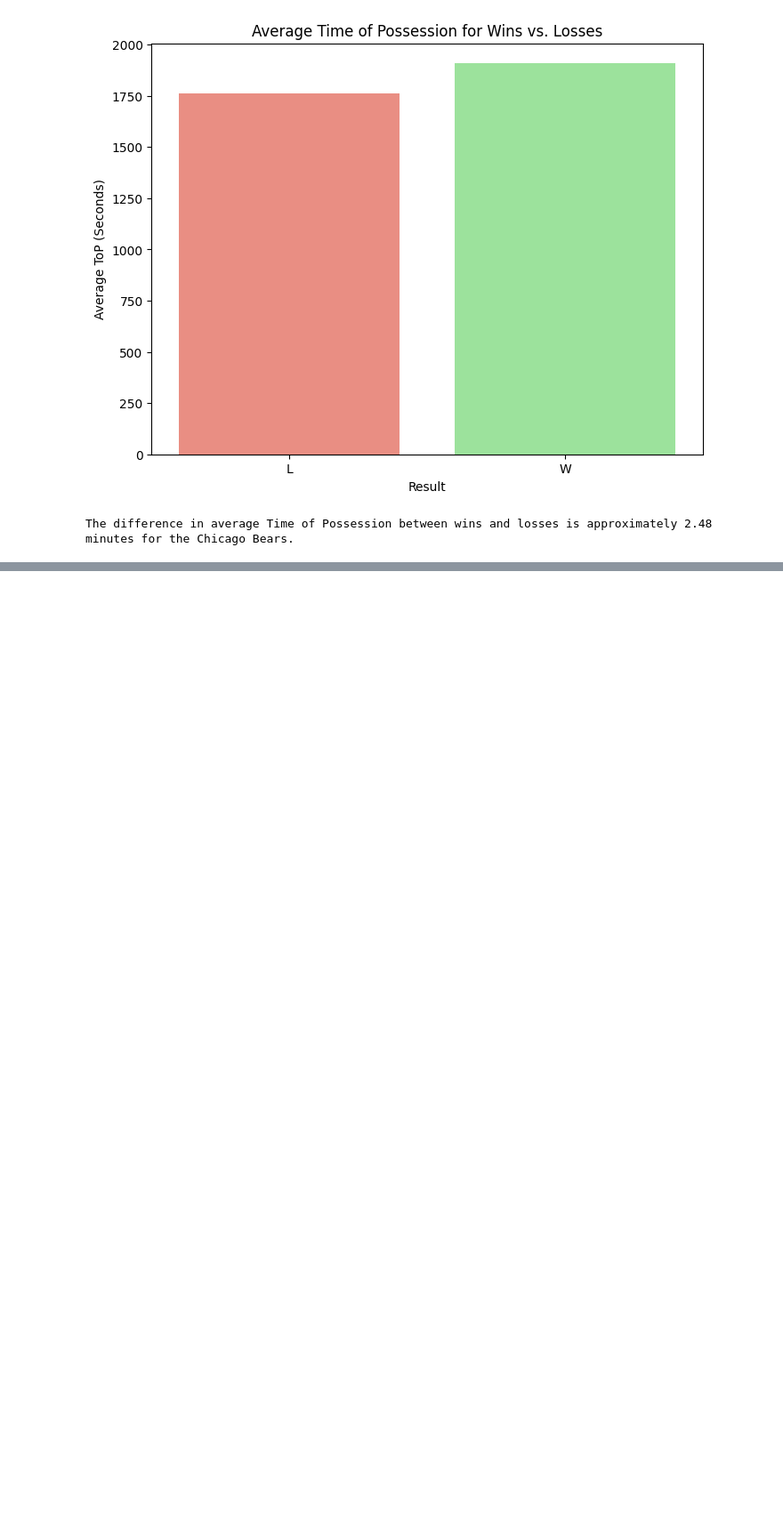
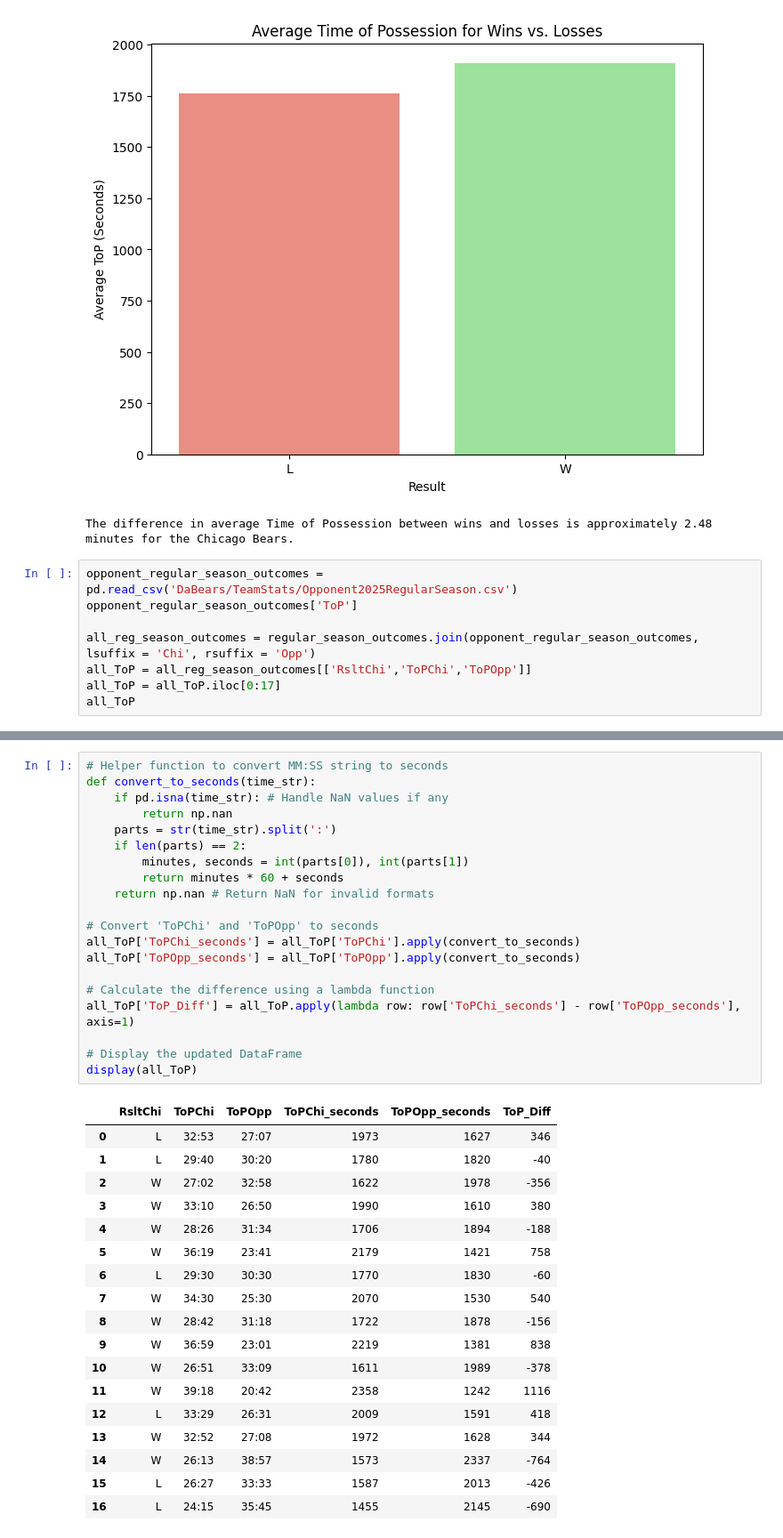
Before and after one commit to patelshri308-commits/DaBears, a Jupyter notebook: cb2025.ipynb, the cells around one changed output, grey strips where cells are left out. Shown at 89% size. Drawn from its saved outputs; the diff is of its cells as text; blank space fills up the shorter version.

Commit message:
Tried to use time of possession to justify a bear's win.

```diff
--- a/cb2025.ipynb
+++ b/cb2025.ipynb
@@ -41,3 +51,11 @@ Passing `palette` without assigning `hue` is deprecated and will be removed in v
   sns.barplot(x='Rslt', y='ToP_seconds', data=average_top_by_result, palette={'L': 'salmon', 'W': 'lightgreen'})
 [figure]
 The difference in average Time of Possession between wins and losses is approximately 2.48 minutes for the Chicago Bears.
+# %%
+opponent_regular_season_outcomes = pd.read_csv('DaBears/TeamStats/Opponent2025RegularSeason.csv')
+opponent_regular_season_outcomes['ToP']
+
+all_reg_season_outcomes = regular_season_outcomes.join(opponent_regular_season_outcomes, lsuffix = 'Chi', rsuffix = 'Opp')
+all_ToP = all_reg_season_outcomes[['RsltChi','ToPChi','ToPOpp']]
+all_ToP = all_ToP.iloc[0:17]
+all_ToP
@@ -43,0 +81,39 @@ The difference in average Time of Possession between wins and losses is approxim
+# %%
+# Helper function to convert MM:SS string to seconds
+def convert_to_seconds(time_str):
+    if pd.isna(time_str): # Handle NaN values if any
+        return np.nan
+    parts = str(time_str).split(':')
+    if len(parts) == 2:
+        minutes, seconds = int(parts[0]), int(parts[1])
+        return minutes * 60 + seconds
+    return np.nan # Return NaN for invalid formats
+
+# Convert 'ToPChi' and 'ToPOpp' to seconds
+all_ToP['ToPChi_seconds'] = all_ToP['ToPChi'].apply(convert_to_seconds)
+all_ToP['ToPOpp_seconds'] = all_ToP['ToPOpp'].apply(convert_to_seconds)
+
+# Calculate the difference using a lambda function
+all_ToP['ToP_Diff'] = all_ToP.apply(lambda row: row['ToPChi_seconds'] - row['ToPOpp_seconds'], axis=1)
+
+# Display the updated DataFrame
+display(all_ToP)
+# %% [output]
+|  | RsltChi | ToPChi | ToPOpp | ToPChi_seconds | ToPOpp_seconds | ToP_Diff |
+| 0 | L | 32:53 | 27:07 | 1973 | 1627 | 346 |
+| 1 | L | 29:40 | 30:20 | 1780 | 1820 | -40 |
+| 2 | W | 27:02 | 32:58 | 1622 | 1978 | -356 |
+| 3 | W | 33:10 | 26:50 | 1990 | 1610 | 380 |
+| 4 | W | 28:26 | 31:34 | 1706 | 1894 | -188 |
+| 5 | W | 36:19 | 23:41 | 2179 | 1421 | 758 |
+| 6 | L | 29:30 | 30:30 | 1770 | 1830 | -60 |
+| 7 | W | 34:30 | 25:30 | 2070 | 1530 | 540 |
+| 8 | W | 28:42 | 31:18 | 1722 | 1878 | -156 |
+| 9 | W | 36:59 | 23:01 | 2219 | 1381 | 838 |
+| 10 | W | 26:51 | 33:09 | 1611 | 1989 | -378 |
+| 11 | W | 39:18 | 20:42 | 2358 | 1242 | 1116 |
+| 12 | L | 33:29 | 26:31 | 2009 | 1591 | 418 |
+| 13 | W | 32:52 | 27:08 | 1972 | 1628 | 344 |
+| 14 | W | 26:13 | 38:57 | 1573 | 2337 | -764 |
+| 15 | L | 26:27 | 33:33 | 1587 | 2013 | -426 |
+| 16 | L | 24:15 | 35:45 | 1455 | 2145 | -690 |
```
Also changed, not shown: parts of 10 cells of this notebook.
